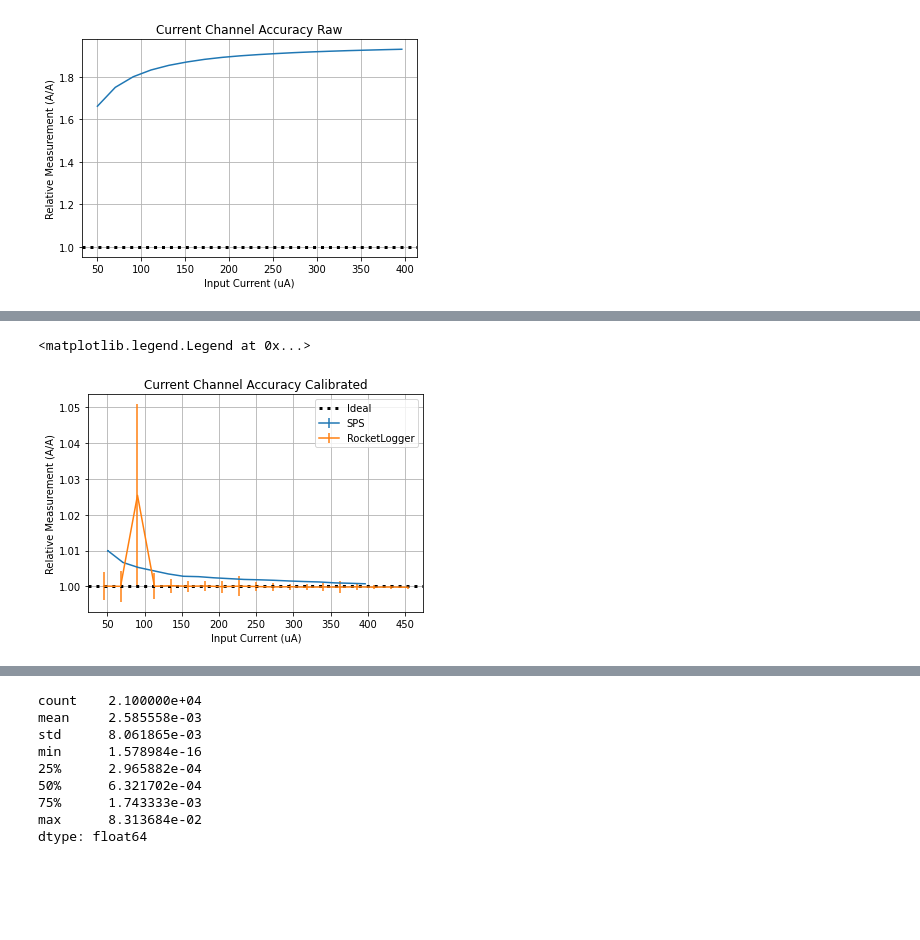
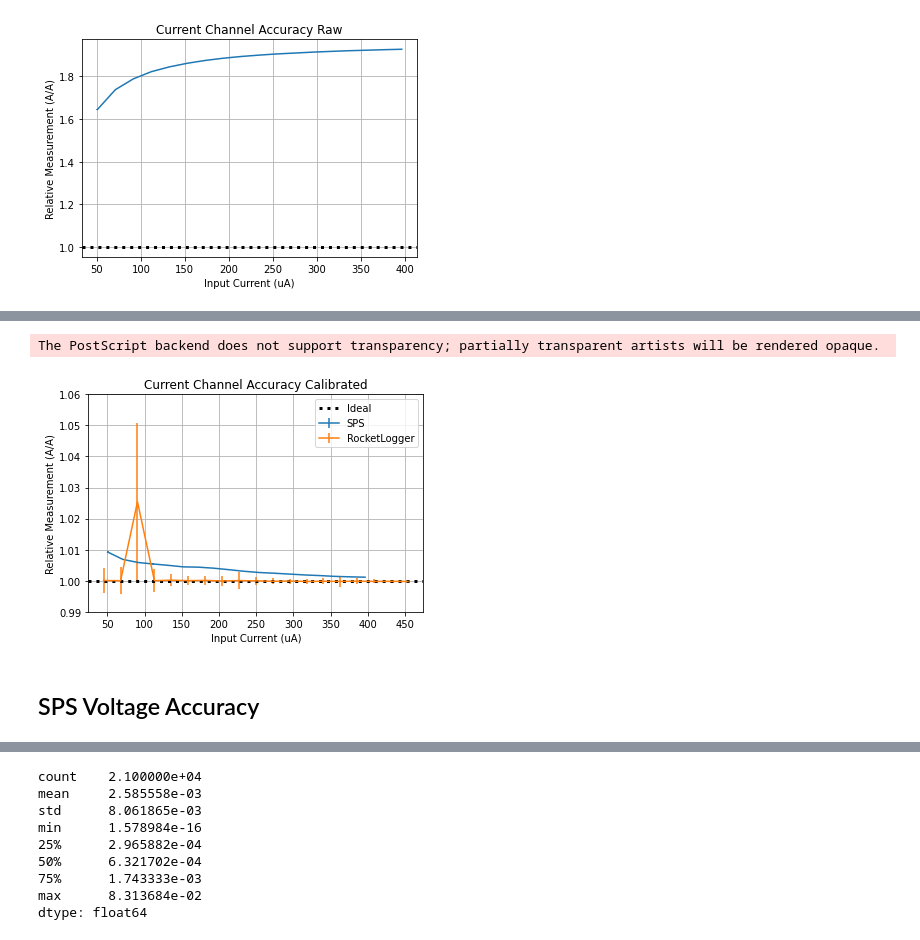
Before and after one commit to jlab-sensing/soil-power-sensor-calibration, a Jupyter notebook: calibration.ipynb, the cells around one changed output, grey strips where cells are left out. Saved outputs shown, nothing was run; the diff lists cells and outputs as text; code cells hidden in the pictures; blank space fills up the shorter version.

```diff
--- a/calibration.ipynb
+++ b/calibration.ipynb
@@ -15,11 +15,6 @@ try:
     from yaml import CLoader as Loader
 except ImportErorr:
     from yaml import Loader
-# %%
-# Set plot size
-factor = 1.2
-default_dpi = mpl.rcParamsDefault['figure.dpi']
-mpl.rcParams['figure.dpi'] = default_dpi*factor
 # %%
 def load_data(cfg, datafiles):
     """Loads csv data files and converts measurements to SI units using the defined config
@@ -47,7 +42,7 @@ def load_data(cfg, datafiles):
 
     data["I_in"] = data["I_in"] * 1e6
     data["I_meas"] = data["V_i"] / cfg["r_sense"] / cfg["gain"] * 1e6
-    data["V_meas"] = data["V_2x"] / 2.
+    data["V_meas"] = data["V_2x"]
 
     return data
 # %%
@@ -136,22 +132,0 @@ cfg
-# %%
-# SPS data
-data = load_data(cfg, datafiles)
-
-v_model = linear_model.LinearRegression()
-v_model.fit(data[["V_meas", "T"]], data["V_in"])
-
-i_model = linear_model.LinearRegression()
-i_model.fit(data[["I_meas", "T"]], data["I_in"])
-
-eval_data = load_data(cfg, evalfiles)
-
-eval_data["V_fit"] = v_model.predict(eval_data[["V_meas", "T"]])
-eval_data["I_fit"] = i_model.predict(eval_data[["I_meas", "T"]])
-
-# RL data
-rld_v = load_rld("data/rl/20220826_200050_eval_v.rld", "V1", 0.1, 1, 0.05)
-rld_i = load_rld("data/rl/20220826_200050_eval_i.rld", "I1L", 45e-6, 454e-6, 22.7222e-6)
-# adjust units
-rld_i.index = rld_i.index * 1e6
-rld_i["input"] = rld_i["input"] * 1e6
-rld_i["I1L"] = rld_i["I1L"] * 1e6
@@ -162,11 +154,7 @@ def plot_accuracy(data):
     Parameters
     ----------
     data : list(tuple)
-        List of tuples in the format (idea, meas)
-    ideal : Series
-        True values
-    meas : Series
-        Measured values
+        List of tuples in the format (ideal, meas)
 
     Returns
     -------
@@ -246,17 +239,20 @@ ax.legend(["Idea", "SPS", "RocketLogger"])
 # %%
 fig, ax = plot_accuracy([
     (eval_data["I_in"], eval_data["I_fit"]),
     (rld_i["input"], rld_i["I1L"]),
 ])
 
 ax.set_title("Current Channel Accuracy Calibrated")
 ax.set_xlabel("Input Current (uA)")
 ax.set_ylabel("Relative Measurement (A/A)")
-#ax.set_ylim(0.99, 1.06)
+ax.set_ylim(0.99, 1.06)
 ax.legend(["Ideal", "SPS", "RocketLogger"])
+fig.savefig("acc_i.eps")
 # %% [output]
-<matplotlib.legend.Legend at 0x...>
+The PostScript backend does not support transparency; partially transparent artists will be rendered opaque.
-[figure, old version]
+[figure, new version]
+# %% [markdown]
+## SPS Voltage Accuracy
 # %%
 mae_v = abs(eval_data["V_in"] - eval_data["V_fit"]) / eval_data["V_in"]
 mae_v.describe()
```
Also changed, not shown: parts of 13 cells of this notebook, 1 other file.
